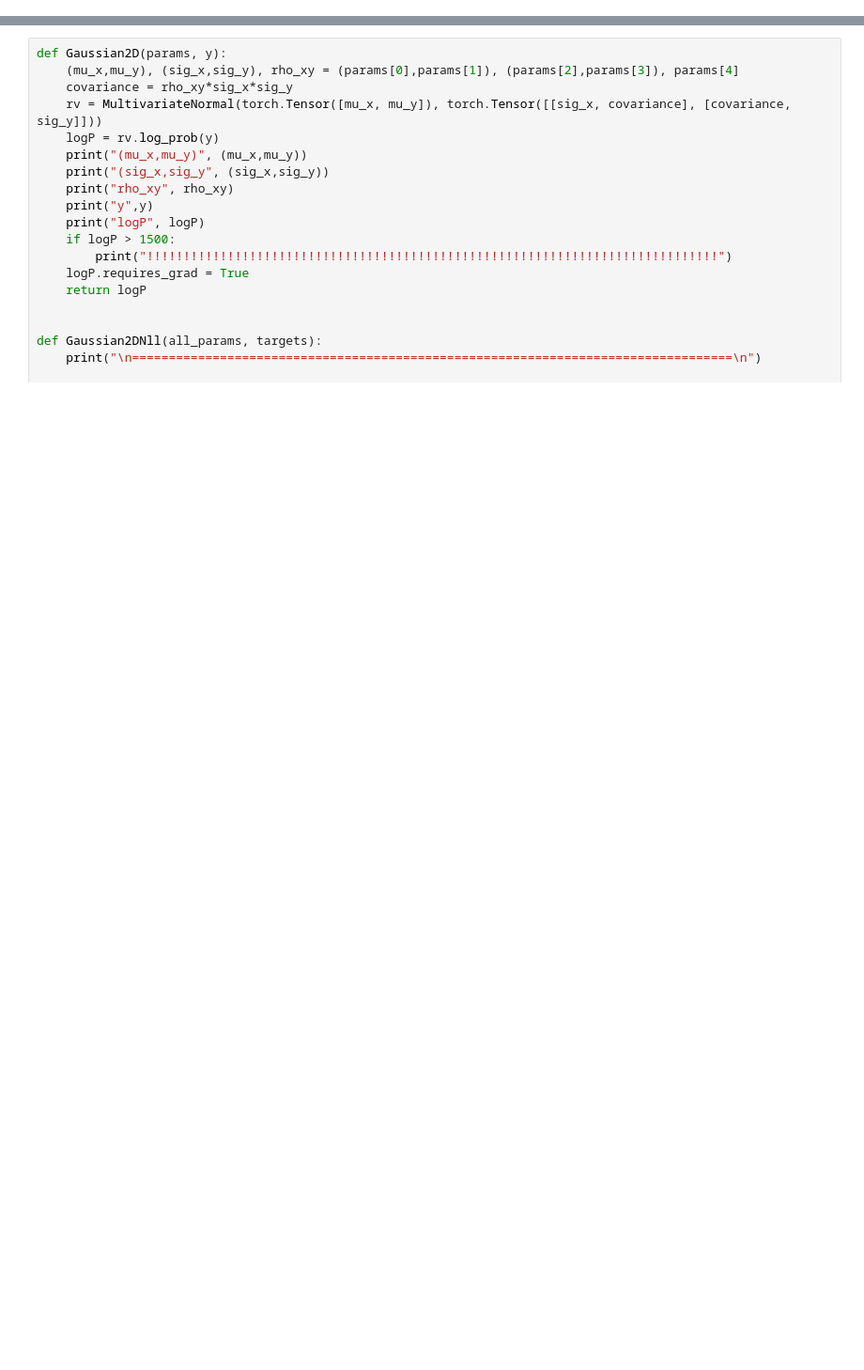
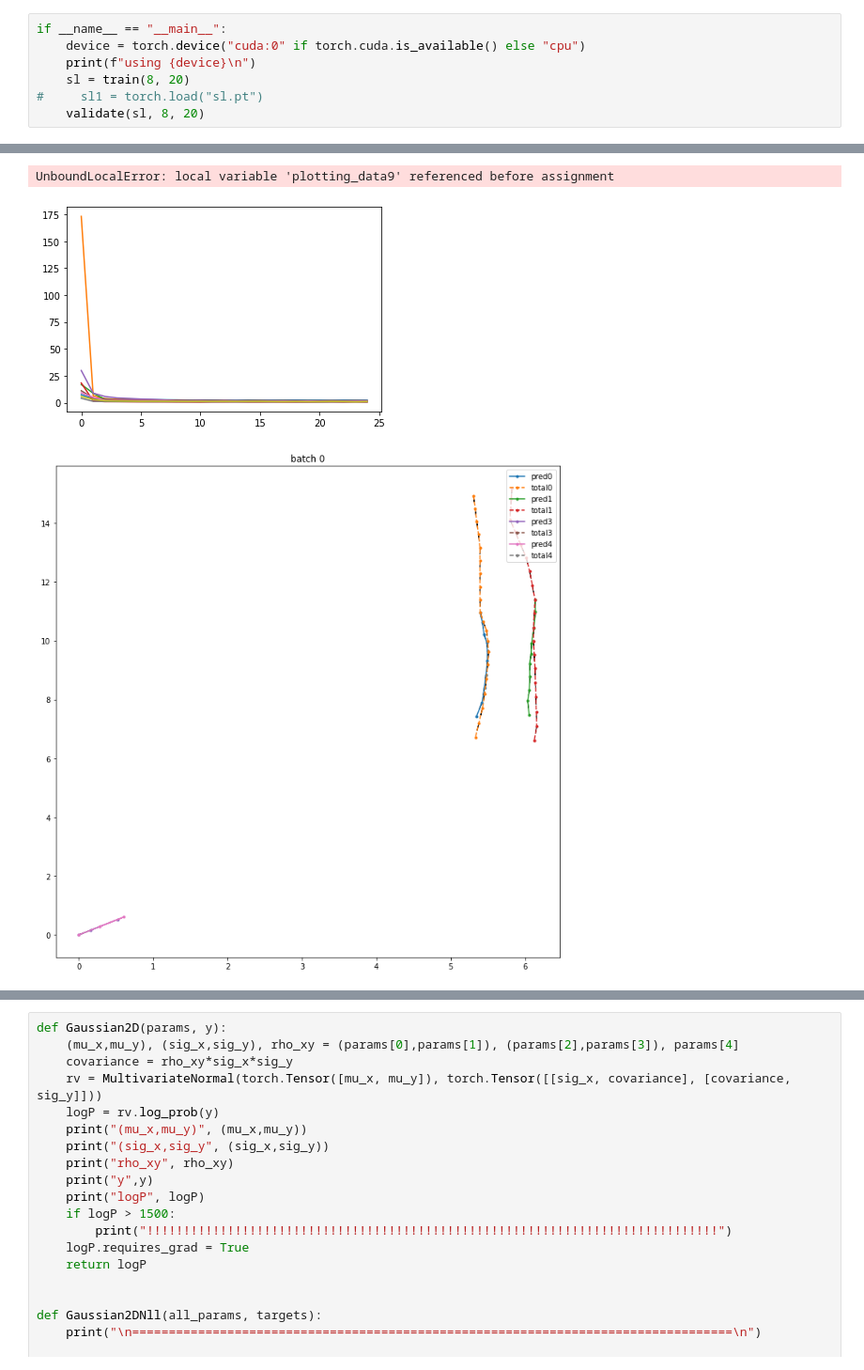
Before and after one commit to ruohuali/SocialLSTM, a Jupyter notebook: SocialLSTM.ipynb, the cells around one changed output, grey strips where cells are left out. Shown at 94% size. Saved outputs shown, nothing was run; the diff lists cells and outputs as text; blank space fills up the shorter version.

```diff
--- a/SocialLSTM.ipynb
+++ b/SocialLSTM.ipynb
@@ -63,0 +484,8 @@ class FramesDataset(Dataset):
+# %%
+if __name__ == "__main__":
+    device = torch.device("cuda:0" if torch.cuda.is_available() else "cpu")
+    print(f"using {device}\n")
+    sl = train(8, 20)
+#     sl1 = torch.load("sl.pt")
+    validate(sl, 8, 20)
+# %% [output]
@@ -63,0 +509,3 @@ class FramesDataset(Dataset):
+UnboundLocalError: local variable 'plotting_data9' referenced before assignment
+[figure, added]
+[figure, added]
```
Also changed, not shown: parts of 12 cells of this notebook, 4 other files.
